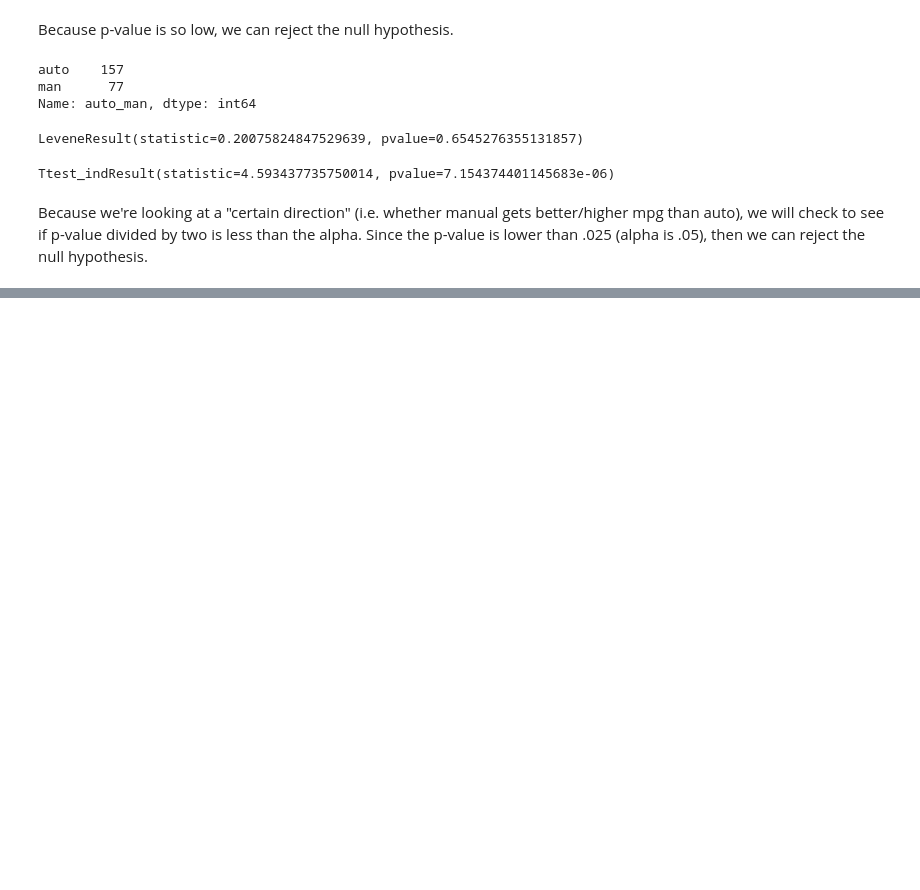
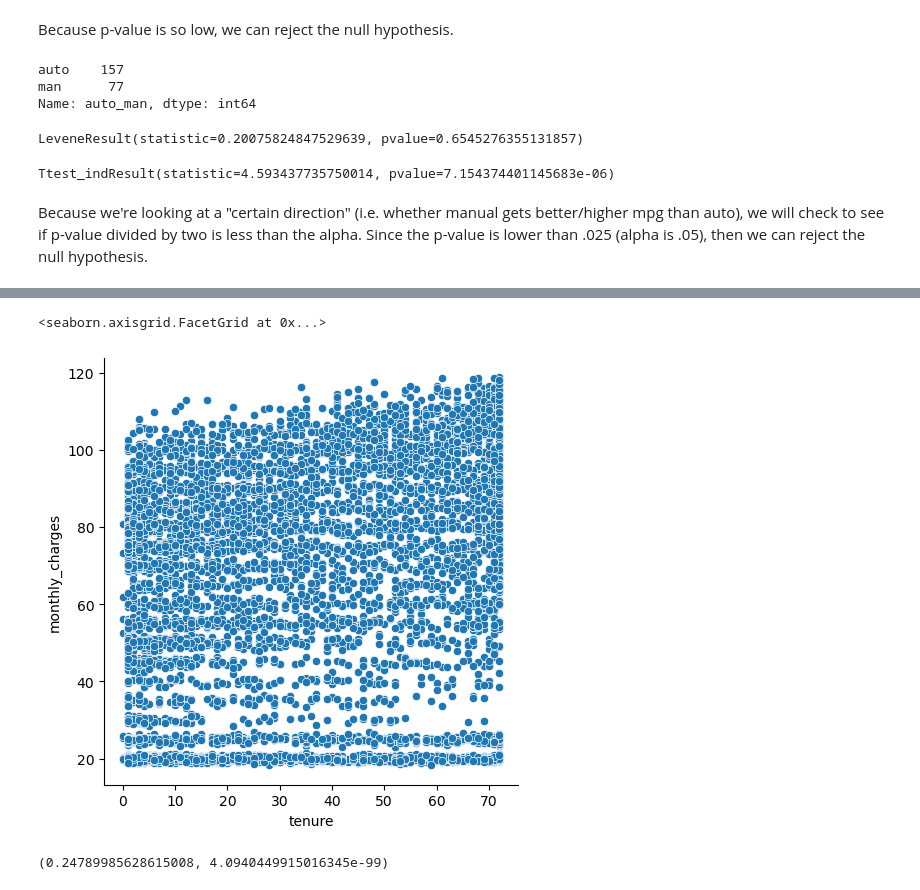
Before and after one commit to wilson-velasco/statistics-exercises, a Jupyter notebook: hypothesis_testing.ipynb, the cells around one changed output, grey strips where cells are left out. Drawn from its saved outputs; the diff is of its cells as text; code cells hidden in the pictures; blank space fills up the shorter version.

```diff
--- a/hypothesis_testing.ipynb
+++ b/hypothesis_testing.ipynb
@@ -206,0 +226,11 @@ Because we're looking at a "certain direction" (i.e. whether manual gets better/
+# %%
+# First, let's get the data using db url
+
+from env import get_db_url
+url = get_db_url('telco_churn')
+# %%
+# Pull in the data needed. Filtered my query so all I get are the variables needed for all questions in this section.
+
+telco = pd.read_sql('''SELECT tenure, monthly_charges, total_charges, phone_service, internet_service_type FROM customers
+	LEFT JOIN internet_service_types USING(internet_service_type_id);''', url)
+telco
@@ -206,0 +251,14 @@ Because we're looking at a "certain direction" (i.e. whether manual gets better/
+# %%
+# Let's plot tenure with monthly charges just to take a look.
+
+sns.relplot(data=telco, x='tenure', y='monthly_charges')
+
+# Just looking at the plot, I'm going to say "no." We'll check using Pearson's test in the next cell.
+# %% [output]
+<seaborn.axisgrid.FacetGrid at 0x...>
+[figure, added]
+# %%
+r, p = stats.pearsonr(telco.tenure, telco.monthly_charges)
+r, p
+# %% [output]
+(0.24789985628615008, 4.0940449915016345e-99)
```
Also changed, not shown: parts of 49 cells of this notebook.
